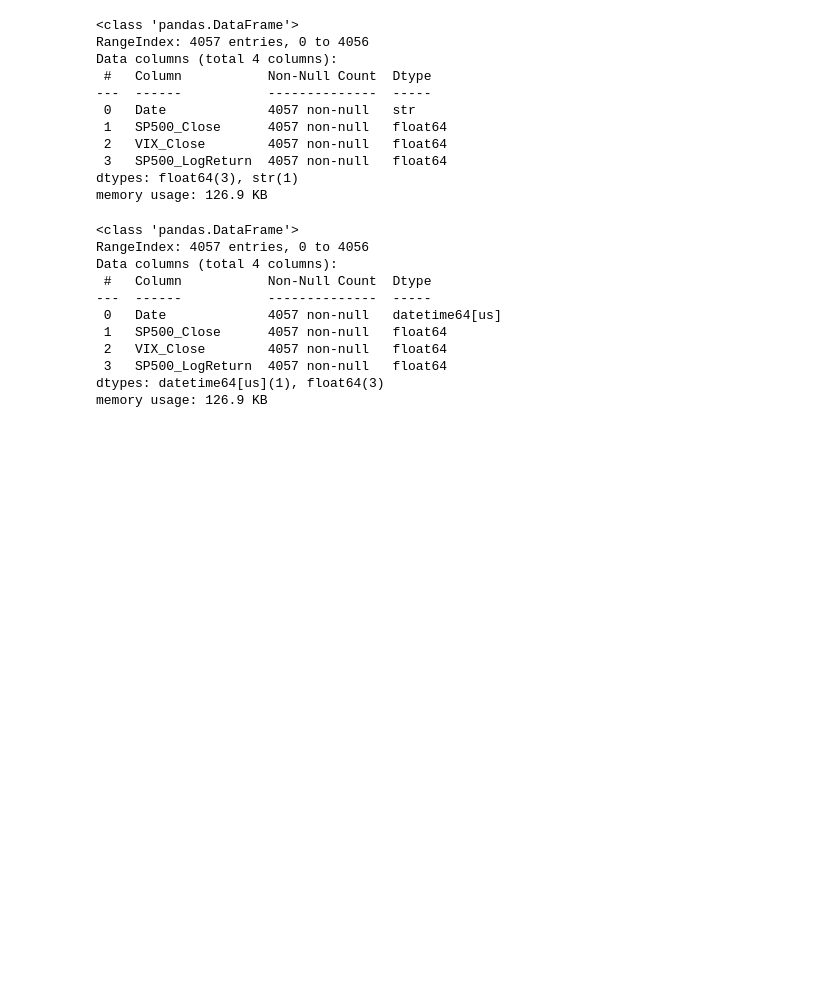
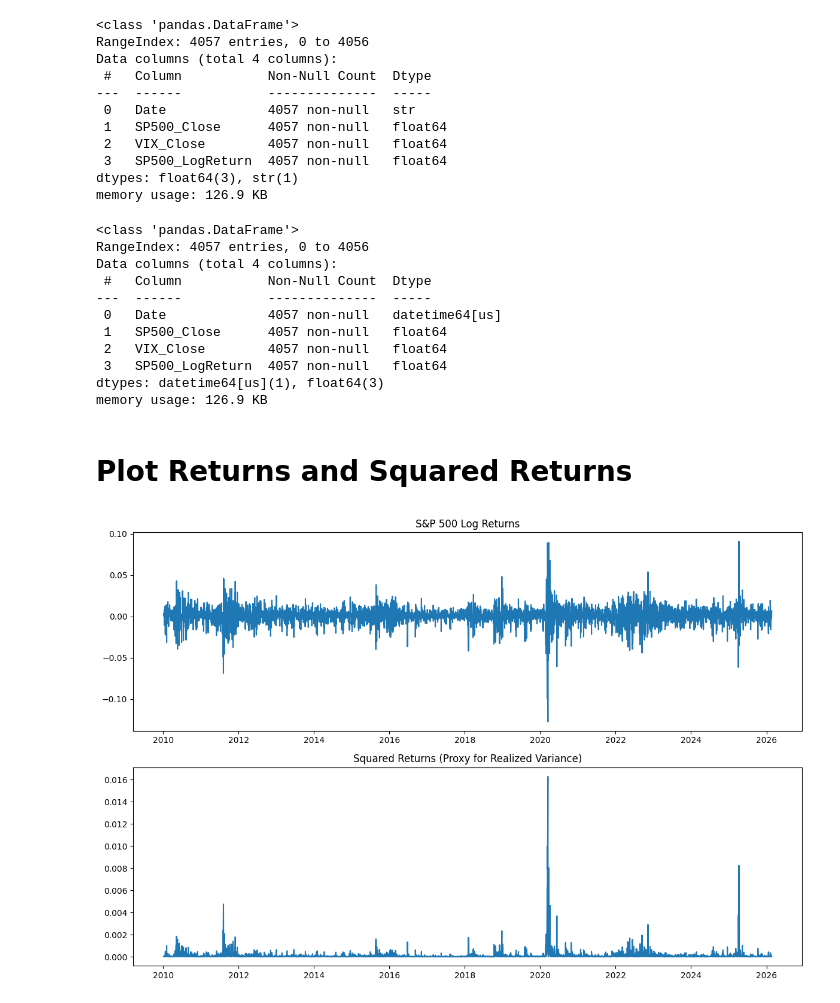
Before and after one commit to akhyear/GARCHVolatilityProject, a Jupyter notebook: notebooks/02_some_facts_and_volatility_clustering.ipynb, the cells around one changed output. Saved outputs shown, nothing was run; the diff lists cells and outputs as text; code cells hidden in the pictures; blank space fills up the shorter version.

Commit message:
Plot Returns and Squared Returns

```diff
--- a/notebooks/02_some_facts_and_volatility_clustering.ipynb
+++ b/notebooks/02_some_facts_and_volatility_clustering.ipynb
@@ -45,3 +45,20 @@ Data columns (total 4 columns):
  3   SP500_LogReturn  4057 non-null   float64
 dtypes: datetime64[us](1), float64(3)
 memory usage: 126.9 KB
+# %% [markdown]
+# Plot Returns and Squared Returns
+# %%
+df["Squared_Return"] = df["SP500_LogReturn"] ** 2
+
+fig, ax = plt.subplots(2, 1, figsize=(12, 8))
+
+ax[0].plot(df["Date"], df["SP500_LogReturn"])
+ax[0].set_title("S&P 500 Log Returns")
+
+ax[1].plot(df["Date"], df["Squared_Return"])
+ax[1].set_title("Squared Returns (Proxy for Realized Variance)")
+
+plt.tight_layout()
+plt.show()
+# %% [output]
+[figure, added]
```
